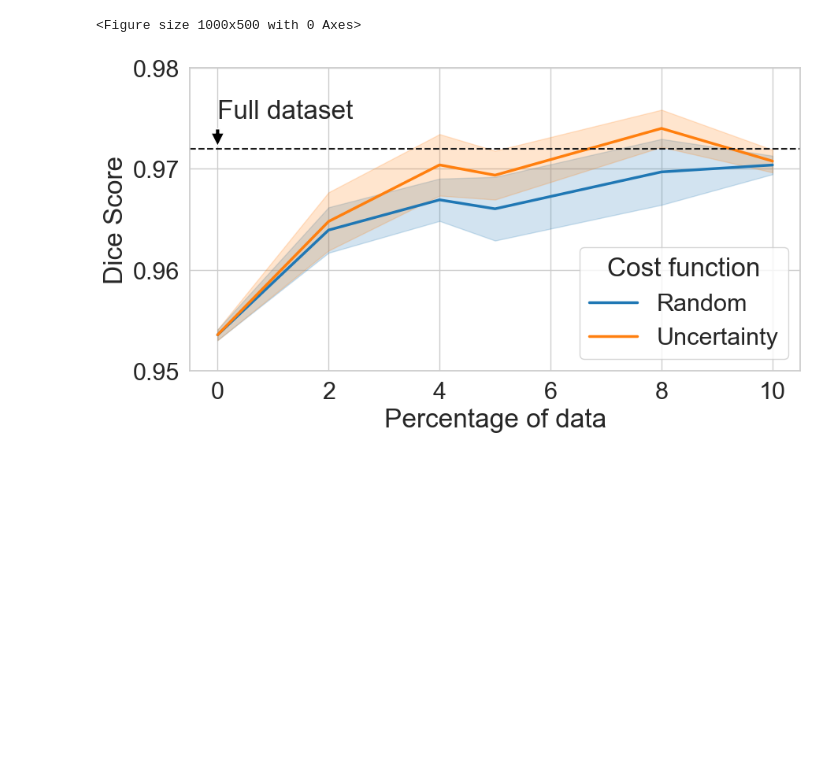
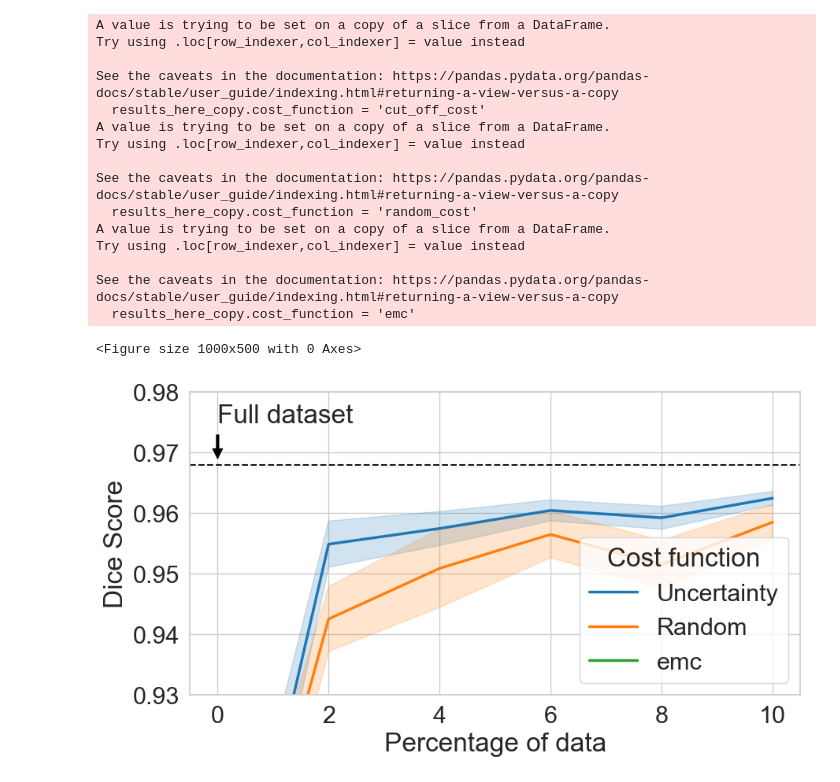
Before and after one commit to laura-rieger/segmenter, a Jupyter notebook: notebooks/Results.ipynb, the cells around one changed output. Saved outputs shown, nothing was run; the diff lists cells and outputs as text; code cells hidden in the pictures; blank space fills up the shorter version.

```diff
--- a/notebooks/Results.ipynb
+++ b/notebooks/Results.ipynb
@@ -36,8 +36,8 @@ results = pd.concat(results_list, axis=1).T.infer_objects()
 
 
 results.reset_index(inplace=True)
-
-results[['foldername',  'cost_function', 'add_ratio',  'final_dice_score',
+results = results[results.add_ratio <=.1]
+results[['foldername',  'cost_function', 'add_ratio',  'test_dice_score',
          'experiment_name']].groupby([ 'experiment_name', 'cost_function','add_ratio',
          'foldername' ]).mean()
 # %% [output]
@@ -57,0 +62,2 @@ results[['foldername',  'cost_function', 'add_ratio',  'final_dice_score',
+# %%
+results = results[results.cost_function != 'emc']
@@ -90,43 +118,65 @@ plt.savefig(oj(fig_path, 'results_dice.pdf'), dpi=300, bbox_inches='tight')
 # %%
 import seaborn as sns
 #lineplot
-results_here = results[results.experiment_name != 'BFullDatasetTraining']
+results_here = results[results.experiment_name == 'FActiveLearning']
 
-results_here_copy = results_here[results_here.add_ratio ==.0].copy()
-# change the ratio from .0 to .01 only if it is .0
-
+results_here_copy = results[results.experiment_name == 'BNoActiveLearning']
 results_here_copy.cost_function = 'cut_off_cost'
 results_here = pd.concat([results_here, results_here_copy])
+results_here_copy = results[results.experiment_name == 'BNoActiveLearning']
+results_here_copy.cost_function = 'random_cost'
+results_here = pd.concat([results_here, results_here_copy])
+results_here_copy = results[results.experiment_name == 'BNoActiveLearning']
+results_here_copy.cost_function = 'emc'
+results_here = pd.concat([results_here, results_here_copy])
+
+
+
 plt.figure(figsize=(10,5))
 #rename
 results_here.cost_function = results_here.cost_function.replace('cut_off_cost', 'Uncertainty')
 results_here.cost_function = results_here.cost_function.replace('random_cost', 'Random')
 #make matplotlib
 # results_here = results_here[results_here.add_ratio < .1]
 plt.figure(figsize=(10,5))
 
 #rename column
 results_here = results_here.rename(columns={'test_dice_score': 'Dice Score'})
 results_here.add_ratio = results_here.add_ratio*100
 results_here = results_here.rename (columns={'add_ratio': 'Percentage of data'})
 
 results_here = results_here.rename(columns={'cost_function': 'Cost function'})
 # results_here = results_here.rename(columns={'add_ratio': '% of Dataset'})
 
 #increase font size for seaborm
 sns.set(font_scale=2)
 sns.set_style("whitegrid")
 # sns.despine(offset=10, trim=True);
 # g_results = sns.lineplot(data=results_here, x="% of Dataset", y="Dice Score", hue="Cost function", errorbar='se', palette="tab10", linewidth=2.5)
 
 g_results = sns.lineplot(data=results_here, x="Percentage of data", y="Dice Score", hue="Cost function", errorbar='se', palette="tab10", linewidth=2.5)
 
-plt.ylim(.95, .98)
-plt.axhline(0.972, color='k', linestyle='--', label ='Full dataset',)
+plt.ylim(.93, .98)
+plt.axhline(0.968, color='k', linestyle='--', label ='Full dataset',)
 # an arrow that points to the h line and says "Full dataset"
-plt.annotate('Full dataset', xy=(0, 0.972), xytext=(0, 0.975), arrowprops=dict(facecolor='black', shrink=0.1),)
+plt.annotate('Full dataset', xy=(0, 0.968), xytext=(0, 0.975), arrowprops=dict(facecolor='black', shrink=0.1),)
 # savefig
 plt.savefig(oj(fig_path, 'results_lineplot.pdf'), dpi=300, bbox_inches='tight')
 # %% [output]
-<Figure size 1000x500 with 0 Axes>
+A value is trying to be set on a copy of a slice from a DataFrame.
+Try using .loc[row_indexer,col_indexer] = value instead
+
+See the caveats in the documentation: https://pandas.pydata.org/pandas-docs/stable/user_guide/indexing.html#returning-a-view-versus-a-copy
+  results_here_copy.cost_function = 'cut_off_cost'
+A value is trying to be set on a copy of a slice from a DataFrame.
+Try using .loc[row_indexer,col_indexer] = value instead
+
+See the caveats in the documentation: https://pandas.pydata.org/pandas-docs/stable/user_guide/indexing.html#returning-a-view-versus-a-copy
+  results_here_copy.cost_function = 'random_cost'
+A value is trying to be set on a copy of a slice from a DataFrame.
+Try using .loc[row_indexer,col_indexer] = value instead
+
+See the caveats in the documentation: https://pandas.pydata.org/pandas-docs/stable/user_guide/indexing.html#returning-a-view-versus-a-copy
+  results_here_copy.cost_function = 'emc'
+<Figure size 1000x500 with 0 Axes>
-[figure, old version]
+[figure, new version]
```
Also changed, not shown: parts of 3 cells of this notebook, 15 other files.
